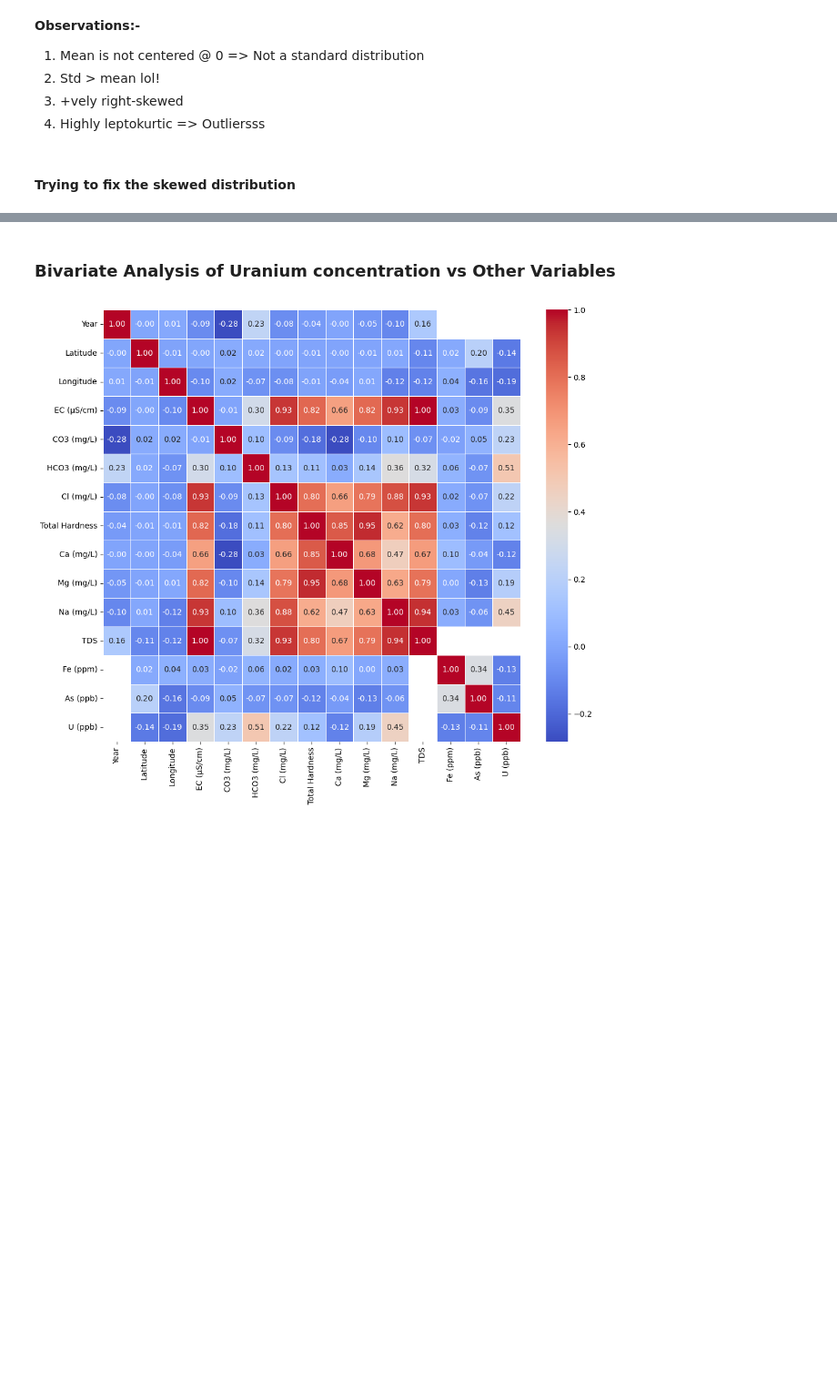
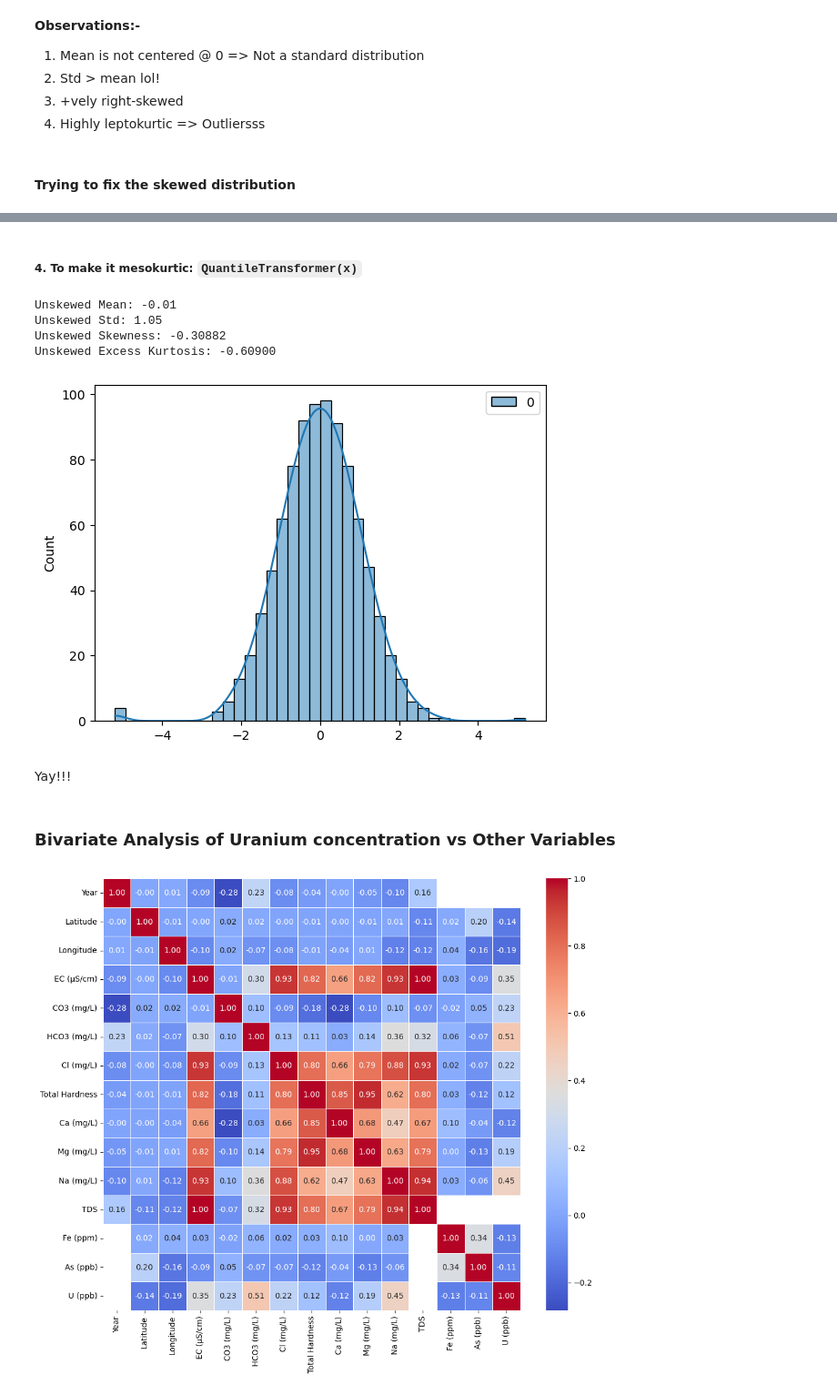
Before and after one commit to ikabrain/uranium-punjab-analysis, a Jupyter notebook: micro-study-2/relation.ipynb, the cells around one changed output, grey strips where cells are left out. Shown at 91% size. Drawn from its saved outputs; the diff is of its cells as text; code cells hidden in the pictures; blank space fills up the shorter version.

```diff
--- a/micro-study-2/relation.ipynb
+++ b/micro-study-2/relation.ipynb
@@ -168,3 +182,25 @@ ValueError: The `x` argument of `boxcox_normmax` must contain only positive, fin
+# %% [markdown]
+##### 4. To make it mesokurtic: `QuantileTransformer(x)`
+# %%
+# Quantile Transformation
+
+qt = QuantileTransformer(output_distribution="normal", n_quantiles=df["U (ppb)"].dropna().shape[0])
+qt_data = qt.fit_transform(df["U (ppb)"].dropna().values.reshape(-1, 1)) #type: ignore for VS Code
+print(f"Unskewed Mean: {qt_data.mean():.2f}")
+print(f"Unskewed Std: {qt_data.std():.2f}")
+print(f"Unskewed Skewness: {skew(qt_data)[0]:.5f}")
+print(f"Unskewed Excess Kurtosis: {kurtosis(qt_data)[0] - 3:.5f}")
+
+sns.histplot(qt_data, kde=True)
+plt.show()
+# %% [output]
+Unskewed Mean: -0.01
+Unskewed Std: 1.05
+Unskewed Skewness: -0.30882
+Unskewed Excess Kurtosis: -0.60900
+[figure, added]
+# %% [markdown]
+Yay!!!
 # %% [markdown]
 ### Bivariate Analysis of Uranium concentration vs Other Variables
 # %%
```
Also changed, not shown: parts of 11 cells of this notebook.
